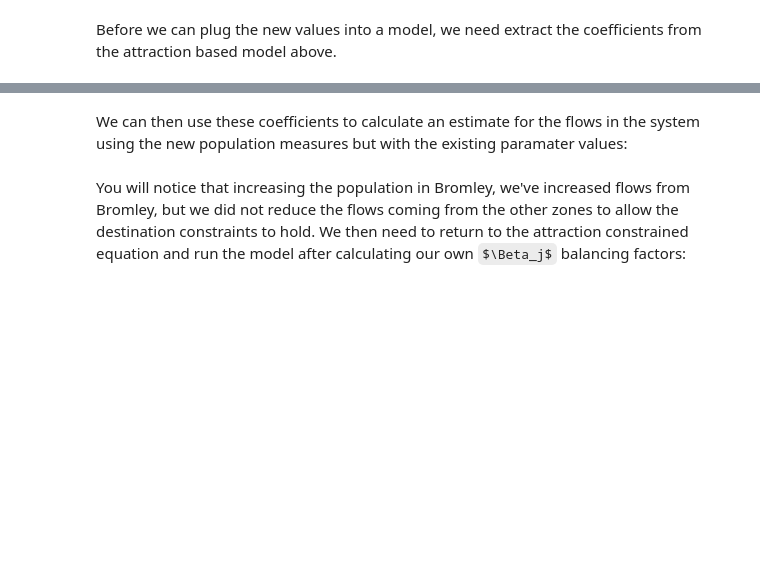
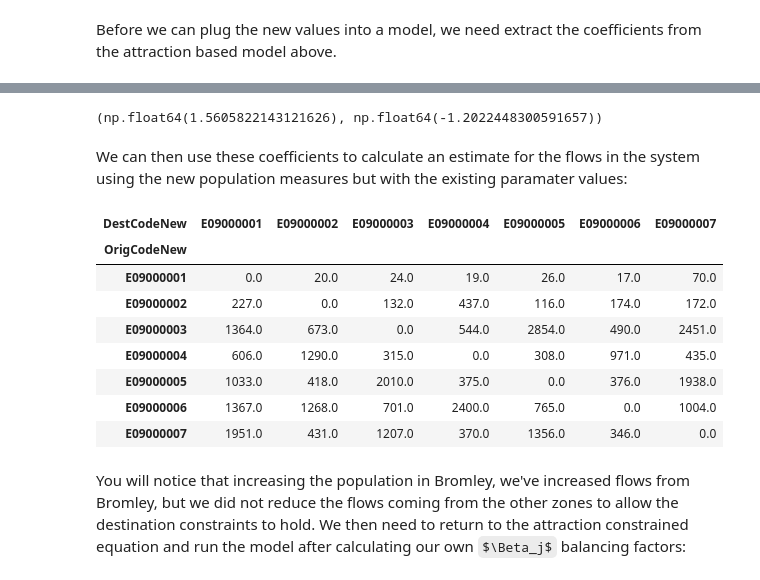
Before and after one commit to hawaiie-star/UrbanSimulation, a Jupyter notebook: Week 3/Practical/Urbsim_Prac_2_new.ipynb, the cells around one changed output, grey strips where cells are left out. Saved outputs shown, nothing was run; the diff lists cells and outputs as text; code cells hidden in the pictures; some formulas as TeX source; blank space fills up the shorter version.

```diff
--- a/Week 3/Practical/Urbsim_Prac_2_new.ipynb
+++ b/Week 3/Practical/Urbsim_Prac_2_new.ipynb
@@ -580,6 +633,19 @@ Before we can plug the new values into a model, we need extract the coefficients
 # %%
 #replace the unnecessary DestCodeNew and [] in the
 #coefficients column of the coefs DataFrame
+Beta_j_clean = Beta_j.copy()
+Beta_j_clean["DestCodeNew"] = (
+    Beta_j_clean["term"]
+    .str.replace("C\\(DestCodeNew\\)\\[T.", "", regex=True)
+    .str.replace("\\]", "", regex=True)
+)
+#then once you have done this you can join them back into the dataframes
+Beta_j_clean.head()
 
+Oi2_origpop_scenario = Oi2_origpop_scenario.merge(
+    Beta_j_clean[["DestCodeNew", "coef"]],
+    on="DestCodeNew",
+    how="left"
+)
 
-#then once you have done this you can join them back into the dataframes
+Oi2_origpop_scenario.head()
@@ -586,23 +660,55 @@ Before we can plug the new values into a model, we need extract the coefficients
 # %%
 #extract alpha and beta from the
 #attrSim model
+alpha = attrSim.params["log_Oi1_origpop"]
+beta = attrSim.params["log_Dist"]
+
+alpha, beta
+# %% [output]
+(np.float64(1.5605822143121626), np.float64(-1.2022448300591657))
 # %% [markdown]
 We can then use these coefficients to calculate an estimate for the flows in the system using the new population measures but with the existing paramater values:
 # %%
+Oi2_origpop_scenario["coef"] = Oi2_origpop_scenario["coef"].fillna(0)
+
+Oi2_origpop_scenario["Dist_safe"] = Oi2_origpop_scenario["Dist"].replace(0, 1e-6)
 #create estimate for attrsimest2
 #using the calculated Beta_j and alpha and beta values
 #remember to log the new origin population
-
-
+Oi2_origpop_scenario["attrsimest2"] = np.exp(
+    Oi2_origpop_scenario["coef"] +
+    alpha * np.log(Oi2_origpop_scenario["Oi2_origpop_scenario"]) +
+    beta * np.log(Oi2_origpop_scenario["Dist_safe"])
+)
 
 #round these to integer values
 #as we don't want half a person
-
+Oi2_origpop_scenario["attrsimest2"] = (
+    Oi2_origpop_scenario["attrsimest2"]
+    .round()
+    .astype(int)
+)
 #now we can convert the pivot table into a matrix
 #called cdatasubmat7
-
+cdatasubmat7 = Oi2_origpop_scenario.pivot_table(
+    index="OrigCodeNew",
+    columns="DestCodeNew",
+    values="attrsimest2",
+    fill_value=0
+)
 
 #display the results
+cdatasubmat7
+# %% [output]
+| DestCodeNew | E09000001 | E09000002 | E09000003 | E09000004 | E09000005 | E09000006 | E09000007 |
+| OrigCodeNew |  |  |  |  |  |  |  |
+| E09000001 | 0.0 | 20.0 | 24.0 | 19.0 | 26.0 | 17.0 | 70.0 |
+| E09000002 | 227.0 | 0.0 | 132.0 | 437.0 | 116.0 | 174.0 | 172.0 |
+| E09000003 | 1364.0 | 673.0 | 0.0 | 544.0 | 2854.0 | 490.0 | 2451.0 |
+| E09000004 | 606.0 | 1290.0 | 315.0 | 0.0 | 308.0 | 971.0 | 435.0 |
+| E09000005 | 1033.0 | 418.0 | 2010.0 | 375.0 | 0.0 | 376.0 | 1938.0 |
+| E09000006 | 1367.0 | 1268.0 | 701.0 | 2400.0 | 765.0 | 0.0 | 1004.0 |
+| E09000007 | 1951.0 | 431.0 | 1207.0 | 370.0 | 1356.0 | 346.0 | 0.0 |
 # %% [markdown]
 You will notice that increasing the population in Bromley, we've increased flows from Bromley, but we did not reduce the flows coming from the other zones to allow the destination constraints to hold. We then need to return to the attraction constrained equation and run the model after calculating our own $\Beta_j$ balancing factors:
 # %%
```
Also changed, not shown: parts of 20 cells of this notebook.
